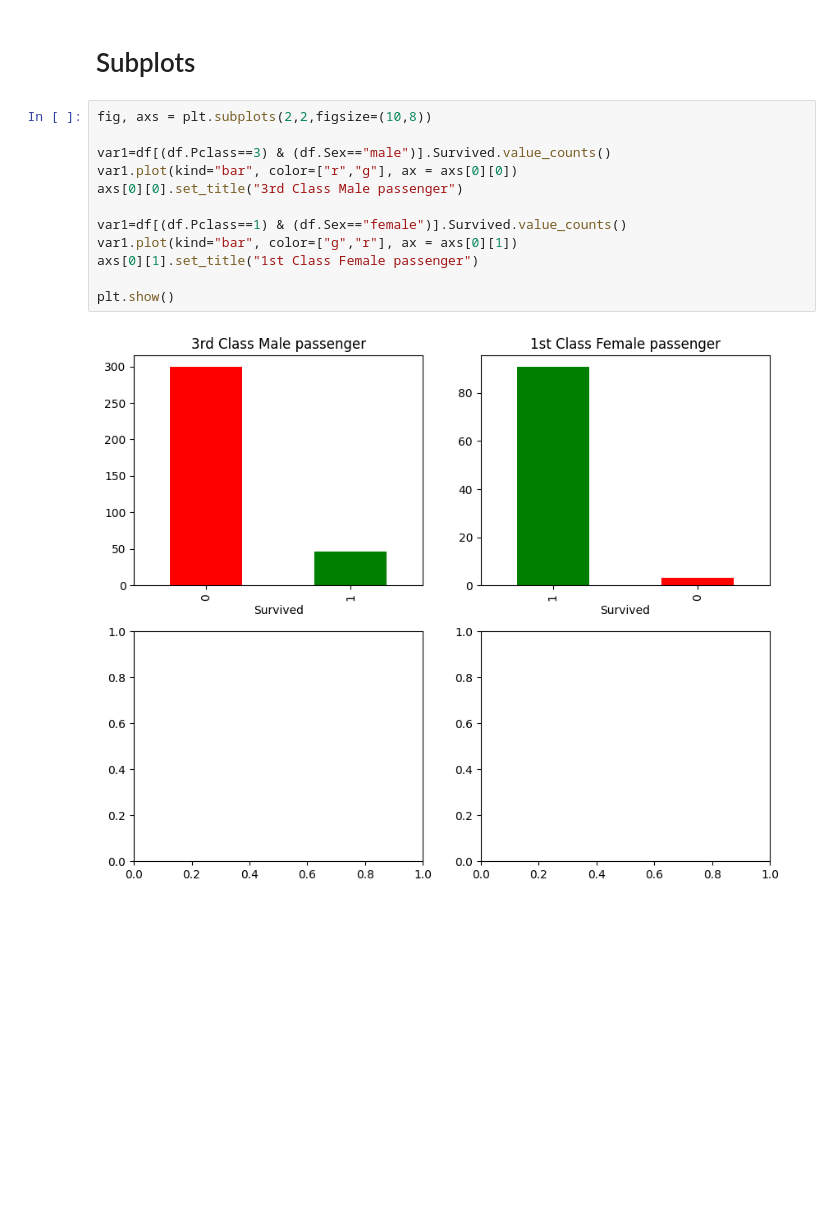
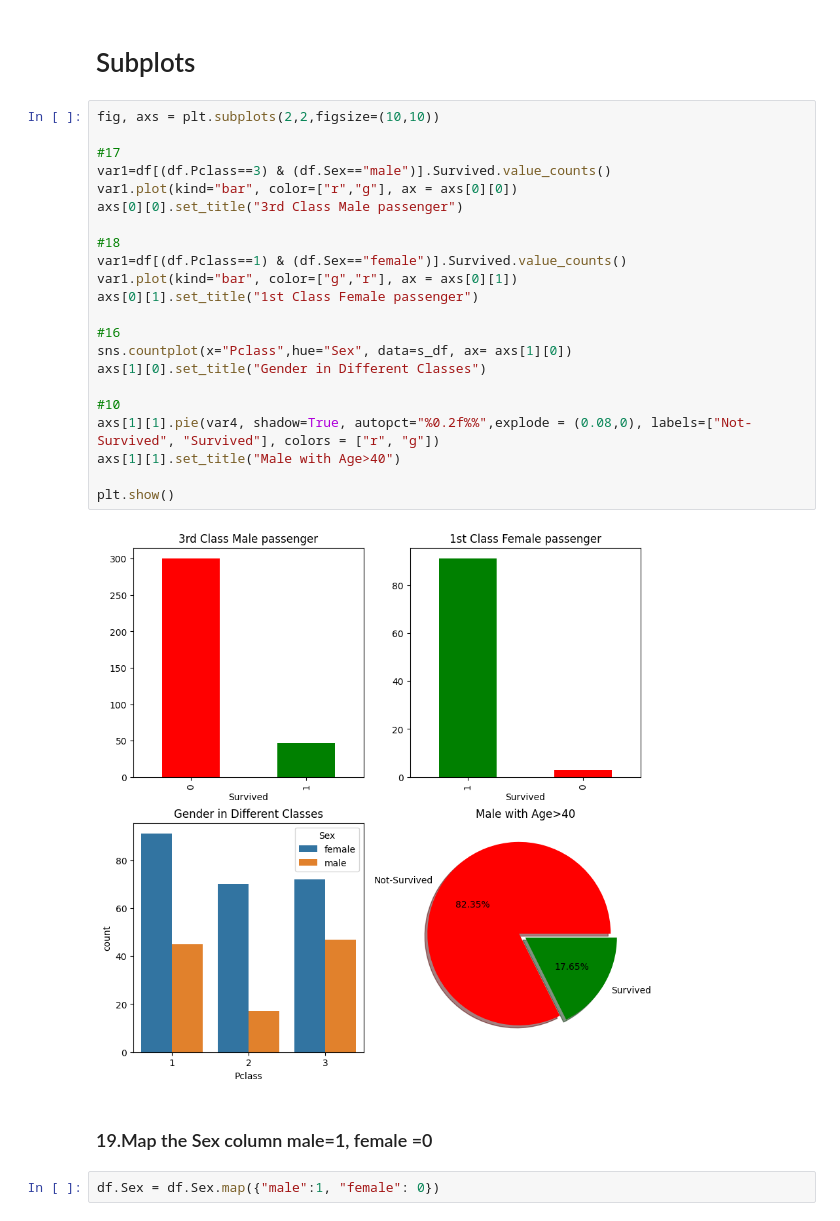
Before and after one commit to Aditya-amrahs/EDA-ML, a Jupyter notebook: Titanic/Titanic-Sol.ipynb, the cells around one changed output. Cells and saved outputs as stored; diff of their text form; blank space fills up the shorter version.

```diff
--- a/Titanic/Titanic-Sol.ipynb
+++ b/Titanic/Titanic-Sol.ipynb
@@ -394,16 +401,30 @@ pd.crosstab(df["Pclass"], df["Sex"], margins=True)
 # %% [markdown]
 # Subplots
 # %%
-fig, axs = plt.subplots(2,2,figsize=(10,8))
+fig, axs = plt.subplots(2,2,figsize=(10,10))
 
+#17
 var1=df[(df.Pclass==3) & (df.Sex=="male")].Survived.value_counts()
 var1.plot(kind="bar", color=["r","g"], ax = axs[0][0])
 axs[0][0].set_title("3rd Class Male passenger")
 
+#18
 var1=df[(df.Pclass==1) & (df.Sex=="female")].Survived.value_counts()
 var1.plot(kind="bar", color=["g","r"], ax = axs[0][1])
 axs[0][1].set_title("1st Class Female passenger")
 
+#16
+sns.countplot(x="Pclass",hue="Sex", data=s_df, ax= axs[1][0])
+axs[1][0].set_title("Gender in Different Classes")
+
+#10
+axs[1][1].pie(var4, shadow=True, autopct="%0.2f%%",explode = (0.08,0), labels=["Not-Survived", "Survived"], colors = ["r", "g"])
+axs[1][1].set_title("Male with Age>40")
+
 plt.show()
 # %% [output]
-[figure, old version]
+[figure, new version]
+# %% [markdown]
+### 19.Map the Sex column male=1, female =0
+# %%
+df.Sex = df.Sex.map({"male":1, "female": 0})
```
Also changed, not shown: parts of 51 cells of this notebook, 1 other file.
